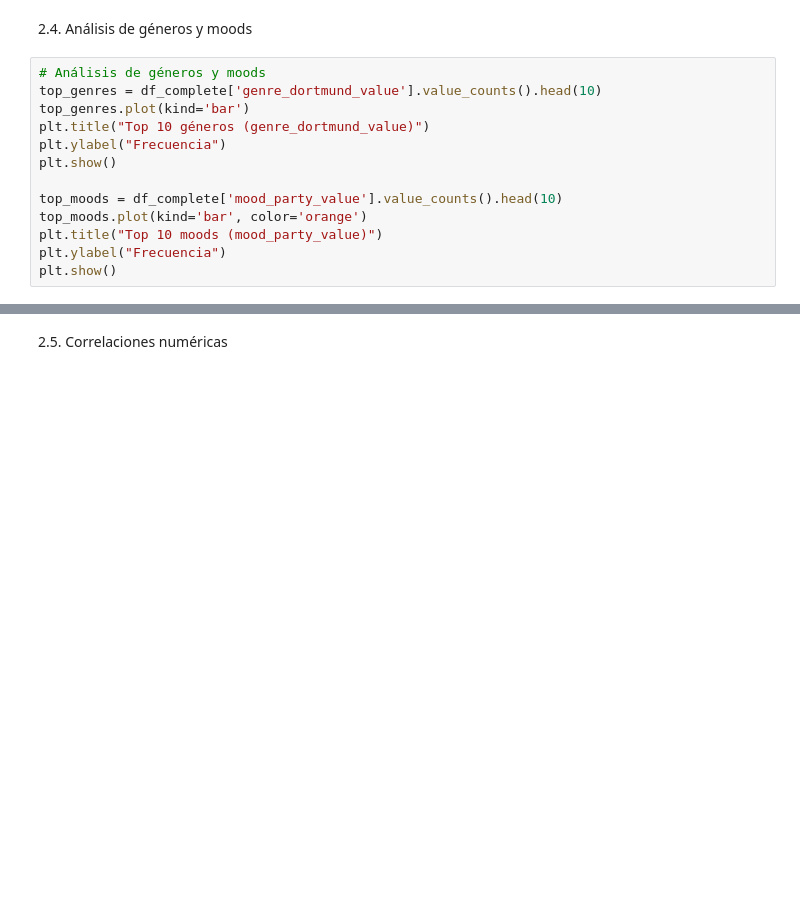
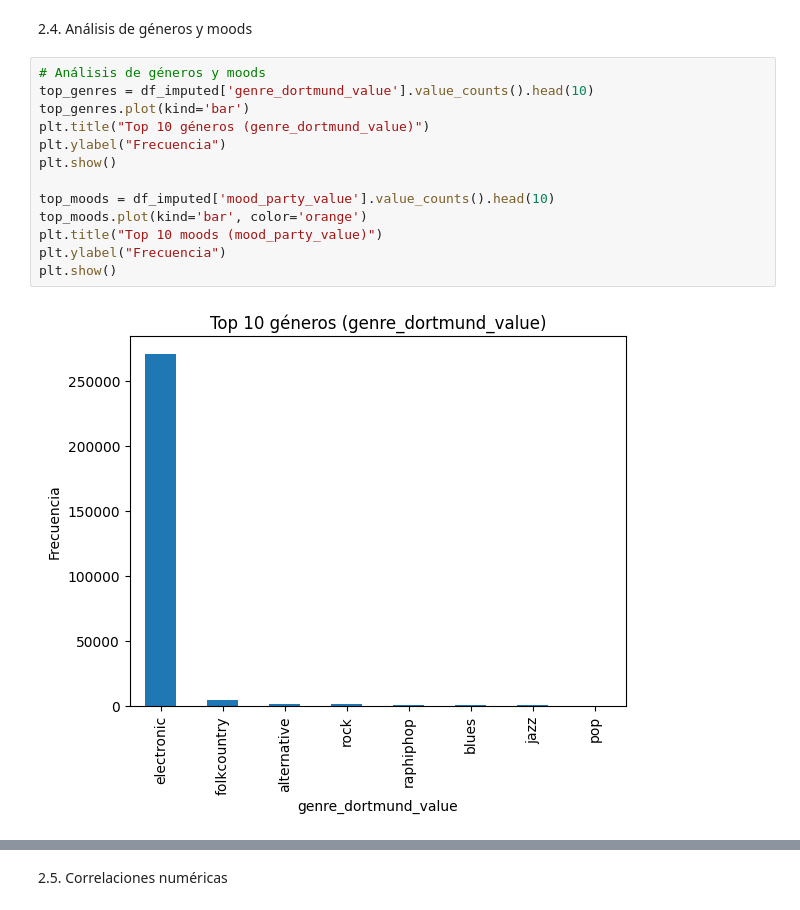
Before and after one commit to fabianlgomez/mpd-PlaylistSimilarity-unal, a Jupyter notebook: Load&EDA.ipynb, the cells around one changed output, grey strips where cells are left out. Saved outputs shown, nothing was run; the diff lists cells and outputs as text; blank space fills up the shorter version.

```diff
--- a/Load&EDA.ipynb
+++ b/Load&EDA.ipynb
@@ -345,14 +500,16 @@ print("Media:", playlist_lengths.mean(), "Máx:", playlist_lengths.max(), "Min:"
 2.4. Análisis de géneros y moods
 # %%
 # Análisis de géneros y moods
-top_genres = df_complete['genre_dortmund_value'].value_counts().head(10)
+top_genres = df_imputed['genre_dortmund_value'].value_counts().head(10)
 top_genres.plot(kind='bar')
 plt.title("Top 10 géneros (genre_dortmund_value)")
 plt.ylabel("Frecuencia")
 plt.show()
 
-top_moods = df_complete['mood_party_value'].value_counts().head(10)
+top_moods = df_imputed['mood_party_value'].value_counts().head(10)
 top_moods.plot(kind='bar', color='orange')
 plt.title("Top 10 moods (mood_party_value)")
 plt.ylabel("Frecuencia")
 plt.show()
+# %% [output]
+[figure, added]
```
Also changed, not shown: parts of 15 cells of this notebook, 14 other files.
